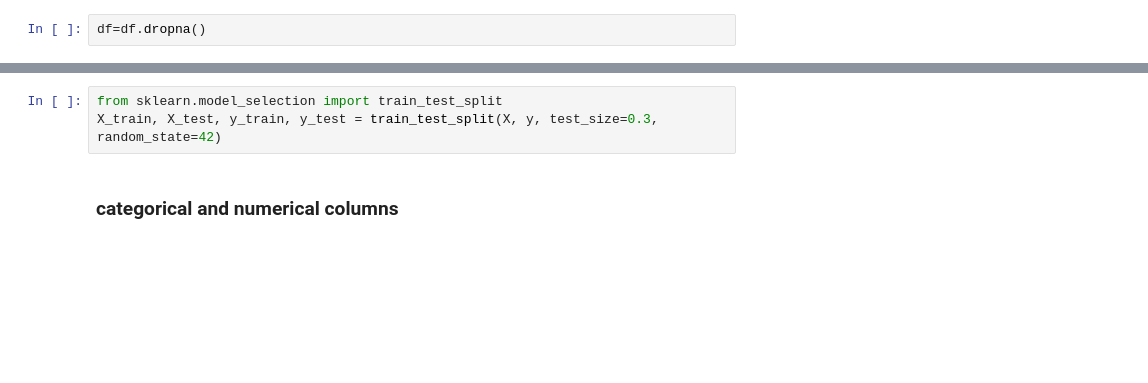
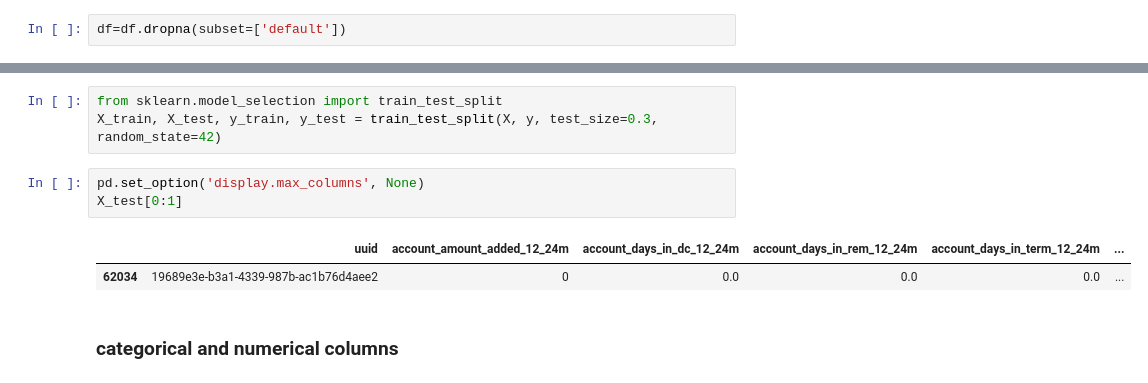
Before and after one commit to pirroux/test_technique_le_wagon, a Jupyter notebook: solution_test_technique/exploration.ipynb, the cells around one changed output, grey strips where cells are left out. Drawn from its saved outputs; the diff is of its cells as text; blank space fills up the shorter version.

```diff
--- a/solution_test_technique/exploration.ipynb
+++ b/solution_test_technique/exploration.ipynb
@@ -32,5 +55,5 @@ df.drop(columns=['worst_status_active_inv',
 # %%
-df=df.dropna()
+df=df.dropna(subset=['default'])
 # %%
 df.shape
 # %% [output]
@@ -43,6 +66,12 @@ X = df.drop(columns=['default'])
 # %%
 from sklearn.model_selection import train_test_split
 X_train, X_test, y_train, y_test = train_test_split(X, y, test_size=0.3, random_state=42)
+# %%
+pd.set_option('display.max_columns', None)
+X_test[0:1]
+# %% [output]
+|  | uuid | account_amount_added_12_24m | account_days_in_dc_12_24m | account_days_in_rem_12_24m | account_days_in_term_12_24m | ... |
+| 62034 | 19689e3e-b3a1-4339-987b-ac1b76d4aee2 | 0 | 0.0 | 0.0 | 0.0 | ... |
 # %% [markdown]
 ### categorical and numerical columns
 # %%
```
Also changed, not shown: parts of 16 cells of this notebook, 1 other file.
